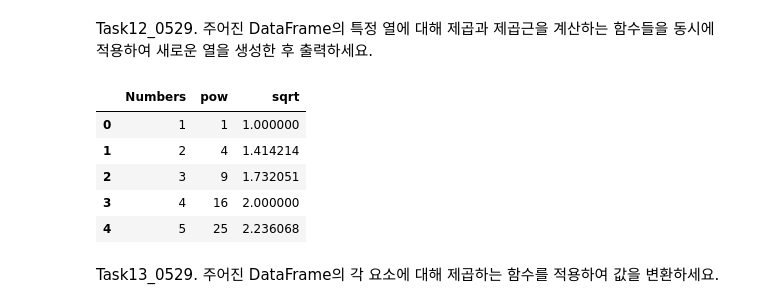
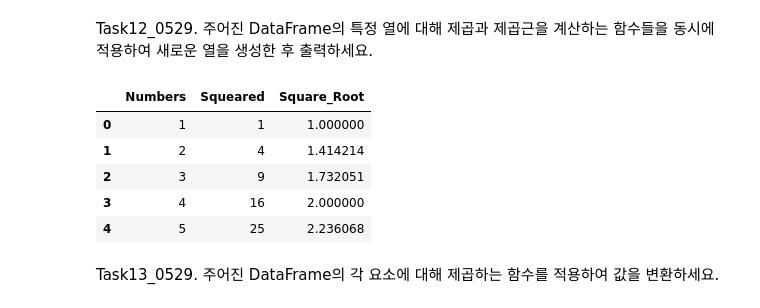
Before and after one commit to Kimhang-KDT/kita_2404, a Jupyter notebook: m3_분석 라이브러리/m3_20240529_Task.ipynb, the cells around one changed output. Drawn from its saved outputs; the diff is of its cells as text; code cells hidden in the pictures.

```diff
--- a/m3_분석 라이브러리/m3_20240529_Task.ipynb
+++ b/m3_분석 라이브러리/m3_20240529_Task.ipynb
@@ -259,26 +289,19 @@ Task12_0529. 주어진 DataFrame의 특정 열에 대해 제곱과 제곱근을
 # %%
 import pandas as pd
 import numpy as np
 
 # 데이터프레임 생성
 df = pd.DataFrame({
     "Numbers": [1, 2, 3, 4, 5]
 })
 
-#pow = lambda x:x**2
-#sqrt = lambda x:np.sqrt(x)
+res = df.Numbers.agg([lambda x:x**2, lambda x:x**0.5])
+res.columns = ['Squeared', 'Square_Root']
 
-def pow(x):
-  return x**2
-
-def sqrt(x):
-  return np.sqrt(x)
-
-res = df.Numbers.agg([pow, sqrt])
-df = pd.concat([df,res], axis=1)
+df = df.join(res)
 df
 # %% [output]
-|  | Numbers | pow | sqrt |
+|  | Numbers | Squeared | Square_Root |
 | 0 | 1 | 1 | 1.000000 |
 | 1 | 2 | 4 | 1.414214 |
 | 2 | 3 | 9 | 1.732051 |
```
Also changed, not shown: parts of 7 cells of this notebook.
